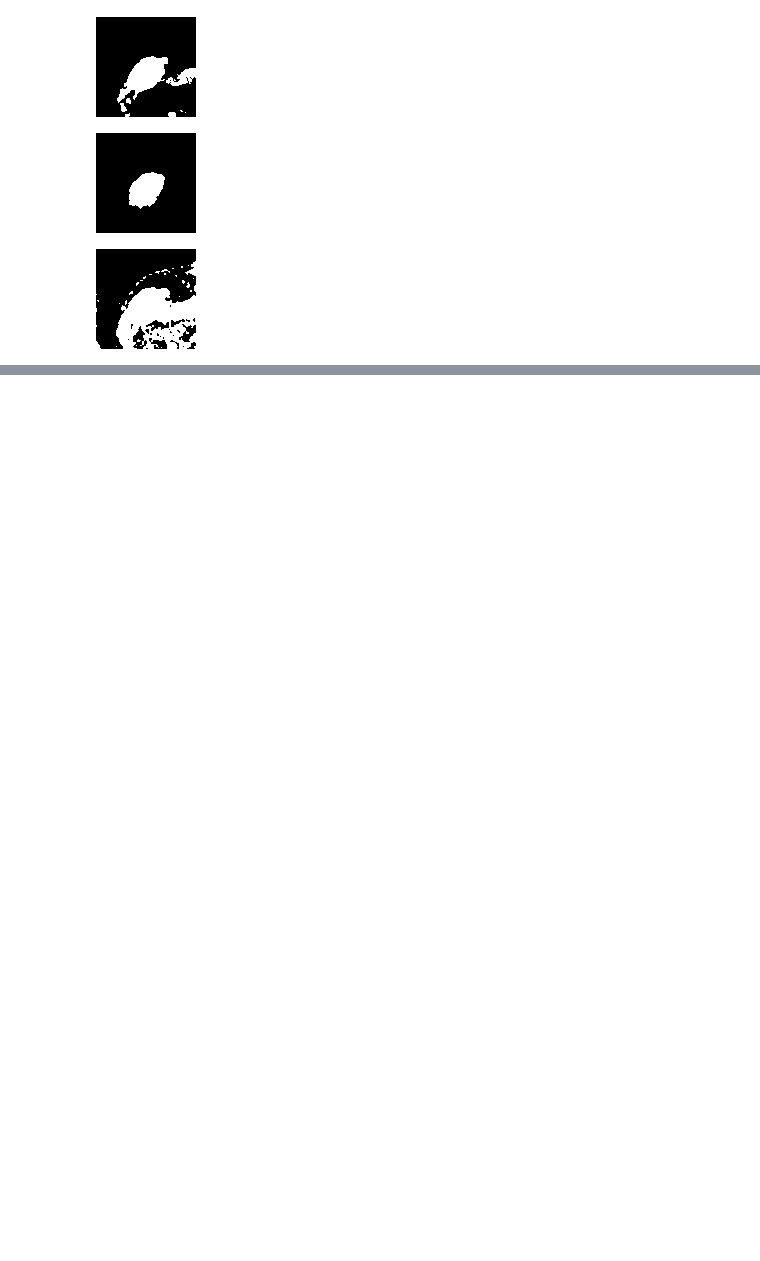
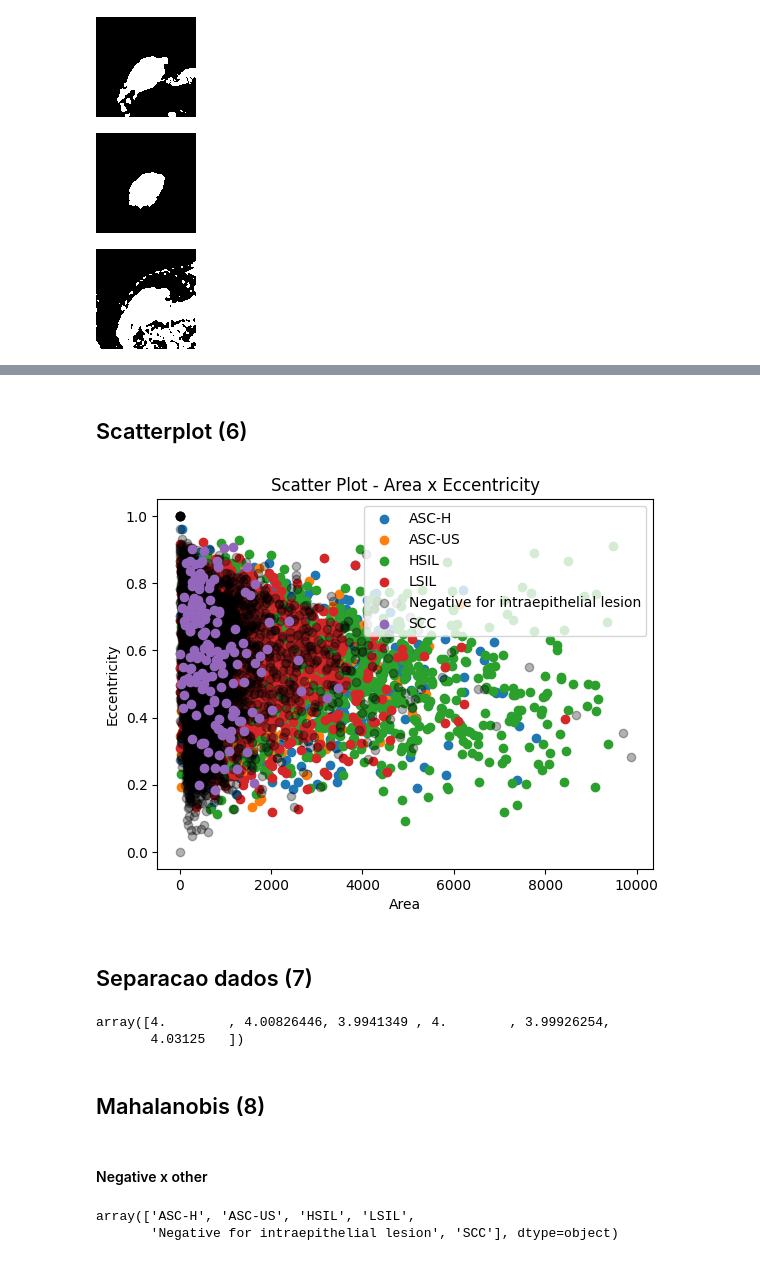
Before and after one commit to HenriqueCastros/pai-flower-nucleus, a Jupyter notebook: trab.ipynb, the cells around one changed output, grey strips where cells are left out. Drawn from its saved outputs; the diff is of its cells as text; code cells hidden in the pictures; blank space fills up the shorter version.

```diff
--- a/trab.ipynb
+++ b/trab.ipynb
@@ -222,7 +106,0 @@ path
-# %%
-df.loc[len(df.index)] = ((path,
-    description.calculate_area(img),
-    description.calculate_compactness(img),
-    description.calculate_eccentricity(img),
-    description.calculate_perimeter(img),
-"Negative for intraepithelial lesion"))
@@ -297,0 +107,24 @@ def region_growing(image, seed=None, return_binary=True, threshold=[25,25,25]):
+# %% [markdown]
+## Scatterplot (6)
+# %%
+for label in np.unique(df['label']):
+    if label == "Negative for intraepithelial lesion":
+        plt.scatter(
+            df[df['label'] == label]['area'],
+            df[df['label'] == label]['eccentricity'],
+            alpha=.3, color='#000000')
+    else:
+        plt.scatter(
+            df[df['label'] == label]['area'],
+            df[df['label'] == label]['eccentricity'],
+            alpha=1)
+
+plt.title('Scatter Plot - Area x Eccentricity')
+plt.xlabel('Area')
+plt.ylabel('Eccentricity')
+plt.legend(np.unique(df['label']))
+plt.show()
+# %% [output]
+[figure, added]
+# %% [markdown]
+## Separacao dados (7)
@@ -297,0 +136,14 @@ def region_growing(image, seed=None, return_binary=True, threshold=[25,25,25]):
+# %%
+np.unique(y_train, return_counts=True)[1]/np.unique(y_test, return_counts=True)[1]
+# %% [output]
+array([4.        , 4.00826446, 3.9941349 , 4.        , 3.99926254,
+       4.03125   ])
+# %% [markdown]
+## Mahalanobis (8)
+# %% [markdown]
+#### Negative x other
+# %%
+np.unique(y_train)
+# %% [output]
+array(['ASC-H', 'ASC-US', 'HSIL', 'LSIL',
+       'Negative for intraepithelial lesion', 'SCC'], dtype=object)
```
Also changed, not shown: parts of 24 cells of this notebook, 3 other files.
